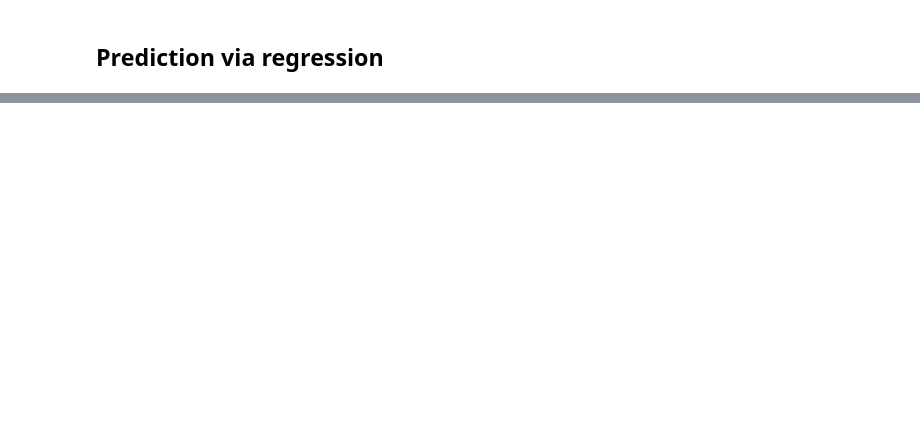
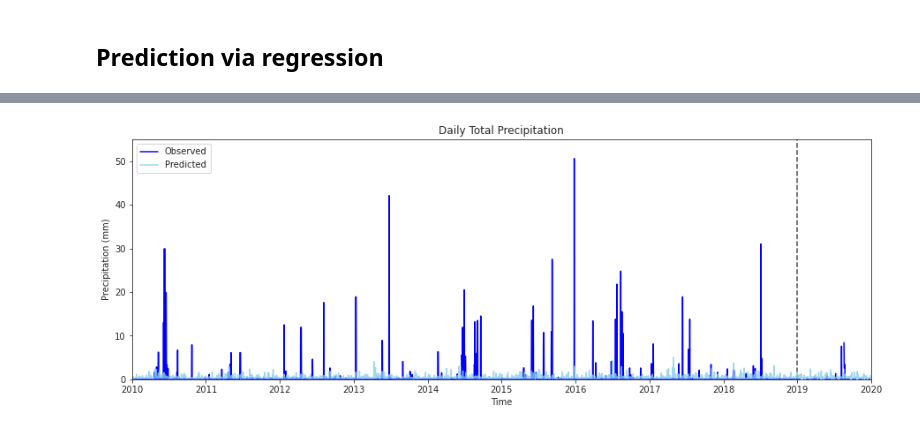
Before and after one commit to ylu4/ATMS-597-Project-4-Wx-Prediction, a Jupyter notebook: GroupE_Project4.ipynb, the cells around one changed output, grey strips where cells are left out. Cells and saved outputs as stored; diff of their text form; code cells hidden in the pictures; blank space fills up the shorter version.

```diff
--- a/GroupE_Project4.ipynb
+++ b/GroupE_Project4.ipynb
@@ -224,0 +232,11 @@ plt.show()
+# %%
+# Plot predicted vs. actual Precip
+
+Precip_actual    = np.concatenate((all_train_data['RTOTOBS'].values, kcmi_2019['RTOTOBS'].values))
+Precip_predicted = np.concatenate((Precip_predict, Precip_predict19))
+colors = ['blue', 'skyblue']
+plot_predict(time, Precip_actual, Precip_predicted, colors, legendloc = 'upper left',
+             title = 'Daily Total Precipitation', ylabel = 'Precipitation (mm)',
+             ymin = 0, ymax = 55)
+# %% [output]
+[figure, added]
```
Also changed, not shown: parts of 25 cells of this notebook.
